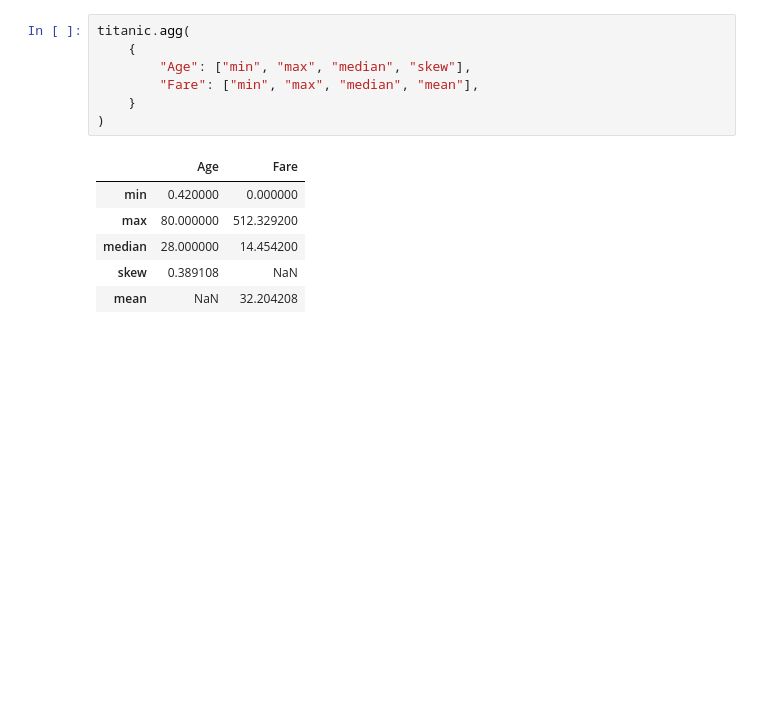
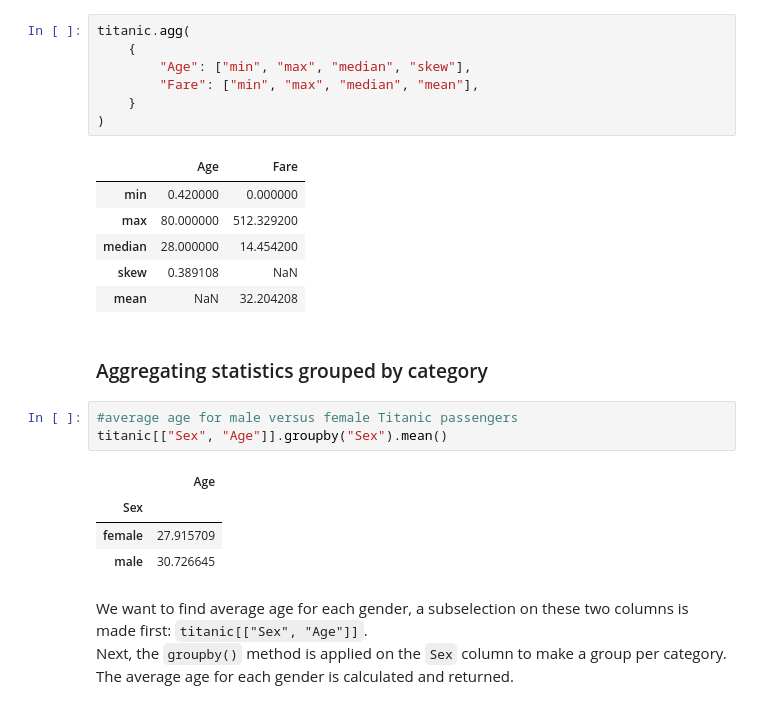
Before and after one commit to aaditya29/Quantitative-Finance-With-Python, a Jupyter notebook: 04-Pandas/Titanic/Titanic.ipynb, the cells around one changed output. Cells and saved outputs as stored; diff of their text form; blank space fills up the shorter version.

Commit message:
Summary Statistics In Titanic Completed

```diff
--- a/04-Pandas/Titanic/Titanic.ipynb
+++ b/04-Pandas/Titanic/Titanic.ipynb
@@ -253,3 +253,16 @@ titanic.agg(
 | median | 28.000000 | 14.454200 |
 | skew | 0.389108 | NaN |
 | mean | NaN | 32.204208 |
+# %% [markdown]
+### Aggregating statistics grouped by category
+# %%
+#average age for male versus female Titanic passengers
+titanic[["Sex", "Age"]].groupby("Sex").mean()
+# %% [output]
+|  | Age |
+| Sex |  |
+| female | 27.915709 |
+| male | 30.726645 |
+# %% [markdown]
+We want to find average age for each gender, a subselection on these two columns is made first: `titanic[["Sex", "Age"]]`.<br>
+Next, the `groupby()` method is applied on the `Sex` column to make a group per category. The average age for each gender is calculated and returned.
```
Also changed, not shown: parts of 3 cells of this notebook.
